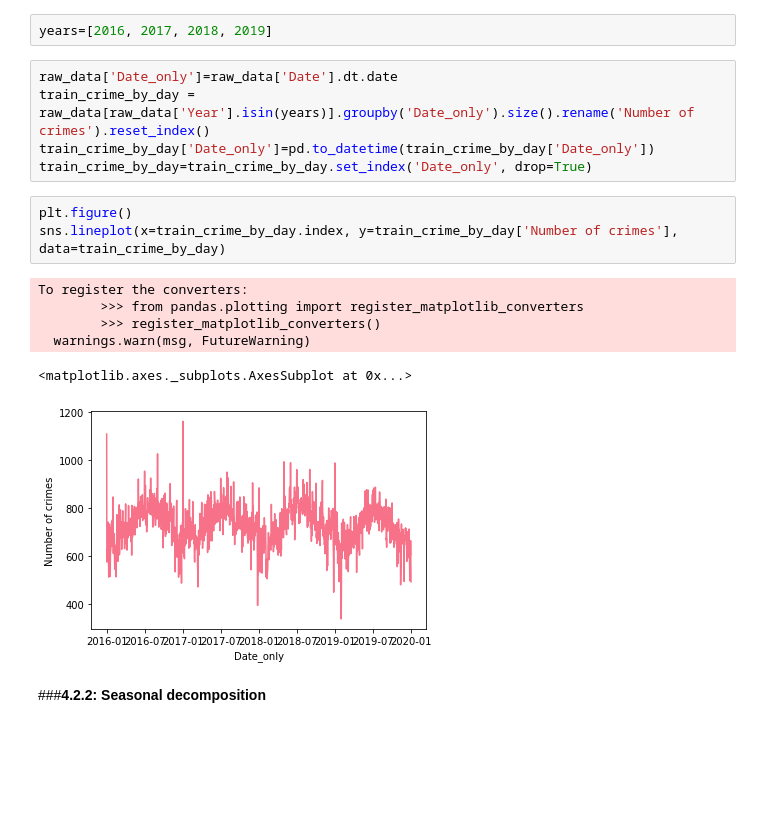
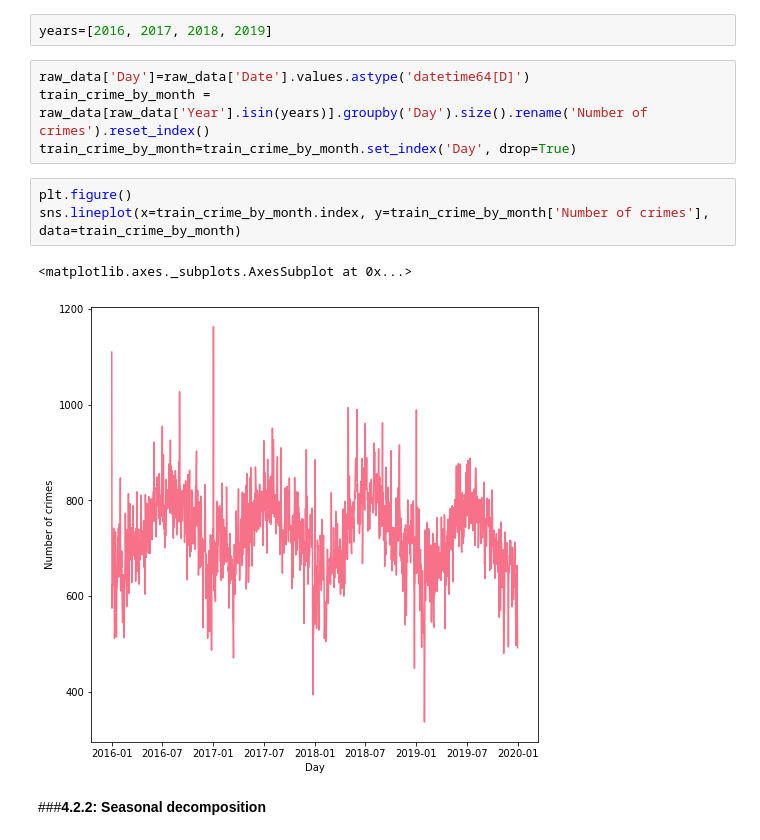
Before and after one commit to RuiyunHuang/Chicago_Crime_Analysis, a Jupyter notebook: Chicago_Crime.ipynb, the cells around one changed output. Cells and saved outputs as stored; diff of their text form; blank space fills up the shorter version.

```diff
--- a/Chicago_Crime.ipynb
+++ b/Chicago_Crime.ipynb
@@ -318,20 +317,15 @@ from statsmodels.tsa.statespace.sarimax import SARIMAX
 # %%
 years=[2016, 2017, 2018, 2019]
 # %%
-raw_data['Date_only']=raw_data['Date'].dt.date
-train_crime_by_day = raw_data[raw_data['Year'].isin(years)].groupby('Date_only').size().rename('Number of crimes').reset_index()
-train_crime_by_day['Date_only']=pd.to_datetime(train_crime_by_day['Date_only'])
-train_crime_by_day=train_crime_by_day.set_index('Date_only', drop=True)
+raw_data['Day']=raw_data['Date'].values.astype('datetime64[D]')
+train_crime_by_month = raw_data[raw_data['Year'].isin(years)].groupby('Day').size().rename('Number of crimes').reset_index()
+train_crime_by_month=train_crime_by_month.set_index('Day', drop=True)
 # %%
 plt.figure()
-sns.lineplot(x=train_crime_by_day.index, y=train_crime_by_day['Number of crimes'], data=train_crime_by_day)
+sns.lineplot(x=train_crime_by_month.index, y=train_crime_by_month['Number of crimes'], data=train_crime_by_month)
 # %% [output]
-To register the converters:
-        >>> from pandas.plotting import register_matplotlib_converters
-        >>> register_matplotlib_converters()
-  warnings.warn(msg, FutureWarning)
+<matplotlib.axes._subplots.AxesSubplot at 0x...>
-<matplotlib.axes._subplots.AxesSubplot at 0x...>
-[figure, old version]
+[figure, new version]
 # %% [markdown]
 ###**4.2.2: Seasonal decomposition**
 # %%
```
Also changed, not shown: parts of 33 cells of this notebook.
